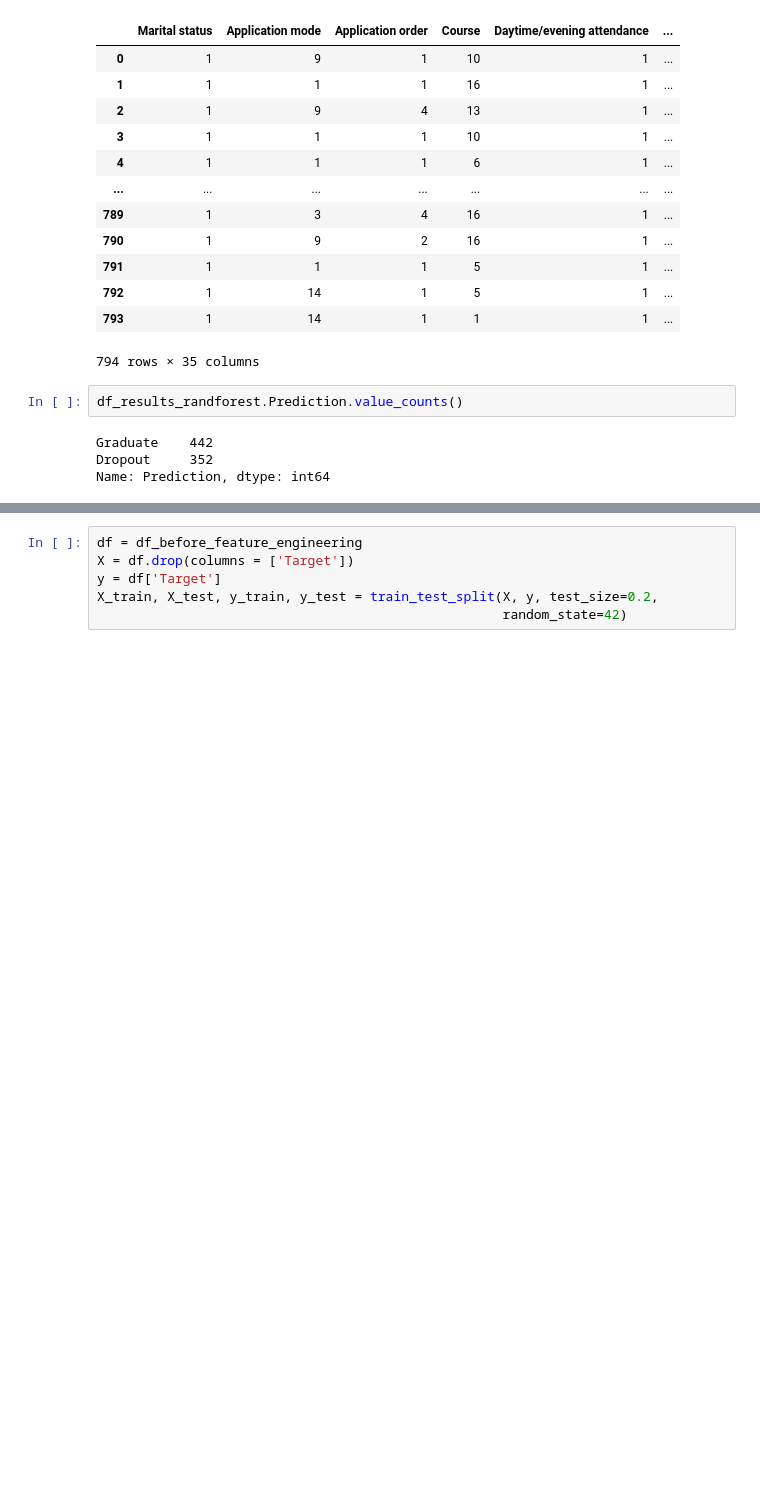
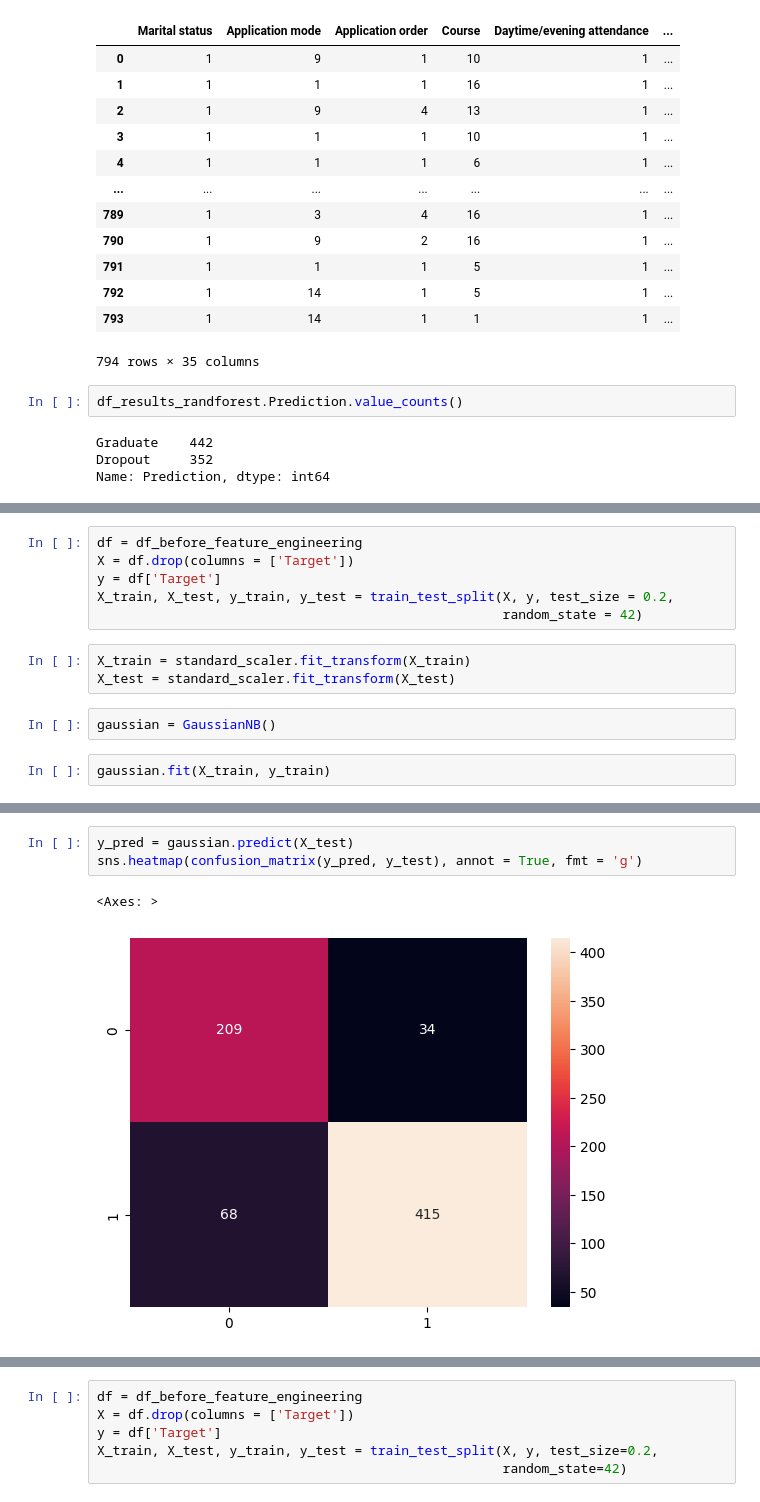
Before and after one commit to StevenLomon/OGTIP_Project3, a Jupyter notebook: project_3_student_retention.ipynb, the cells around one changed output, grey strips where cells are left out. Saved outputs shown, nothing was run; the diff lists cells and outputs as text; blank space fills up the shorter version.

```diff
--- a/project_3_student_retention.ipynb
+++ b/project_3_student_retention.ipynb
@@ -1041,0 +1066,13 @@ Name: Prediction, dtype: int64
+# %%
+df = df_before_feature_engineering
+X = df.drop(columns = ['Target'])
+y = df['Target']
+X_train, X_test, y_train, y_test = train_test_split(X, y, test_size = 0.2,
+                                                    random_state = 42)
+# %%
+X_train = standard_scaler.fit_transform(X_train)
+X_test = standard_scaler.fit_transform(X_test)
+# %%
+gaussian = GaussianNB()
+# %%
+gaussian.fit(X_train, y_train)
@@ -1041,0 +1104,6 @@ Name: Prediction, dtype: int64
+# %%
+y_pred = gaussian.predict(X_test)
+sns.heatmap(confusion_matrix(y_pred, y_test), annot = True, fmt = 'g')
+# %% [output]
+<Axes: >
+[figure, added]
```
Also changed, not shown: parts of 96 cells of this notebook.
